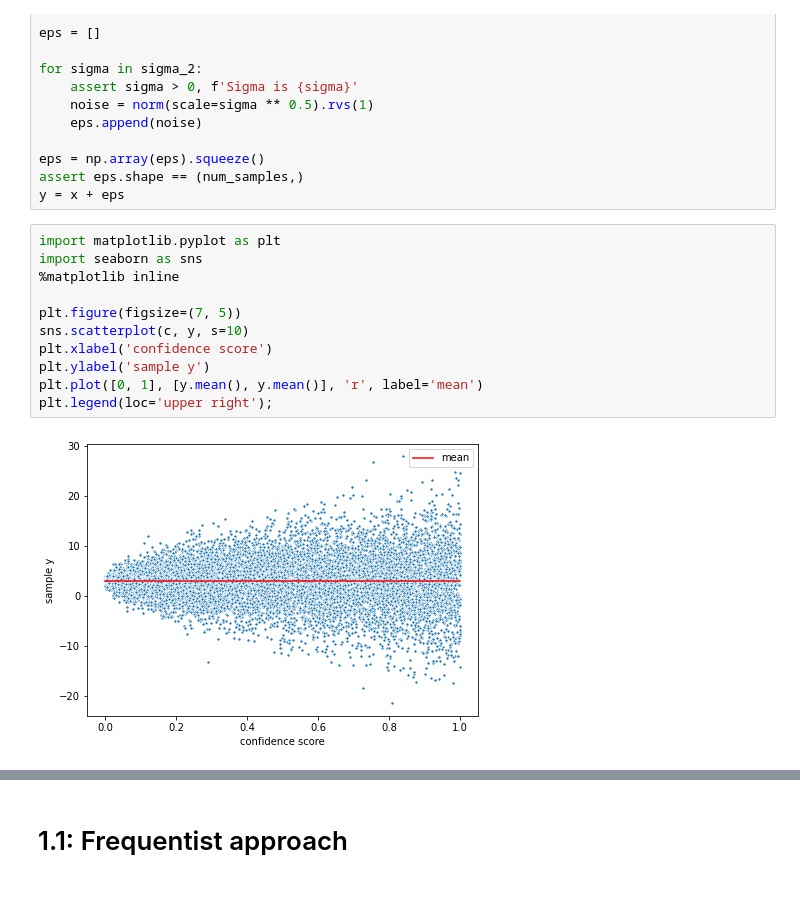
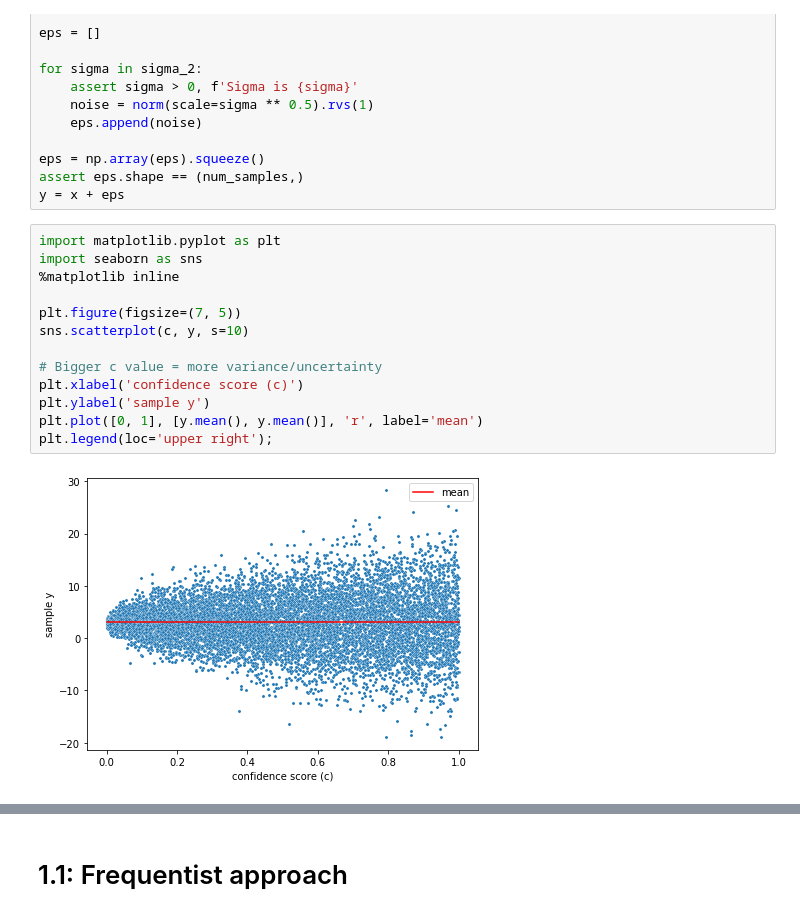
Before and after one commit to MARVINMENG0/bayes-ml, a Jupyter notebook: experiments.ipynb, the cells around one changed output, grey strips where cells are left out. Saved outputs shown, nothing was run; the diff lists cells and outputs as text.

```diff
--- a/experiments.ipynb
+++ b/experiments.ipynb
@@ -36,16 +36,18 @@ y = x + eps
 # %%
 import matplotlib.pyplot as plt
 import seaborn as sns
 %matplotlib inline
 
 plt.figure(figsize=(7, 5))
 sns.scatterplot(c, y, s=10)
-plt.xlabel('confidence score')
+
+# Bigger c value = more variance/uncertainty
+plt.xlabel('confidence score (c)')
 plt.ylabel('sample y')
 plt.plot([0, 1], [y.mean(), y.mean()], 'r', label='mean')
 plt.legend(loc='upper right');
 # %% [output]
-[figure, old version]
+[figure, new version]
 # %%
 y[c < 0.1].std(), y[c > 0.9].std()
 # %% [output]
```
Also changed, not shown: parts of 15 cells of this notebook.
